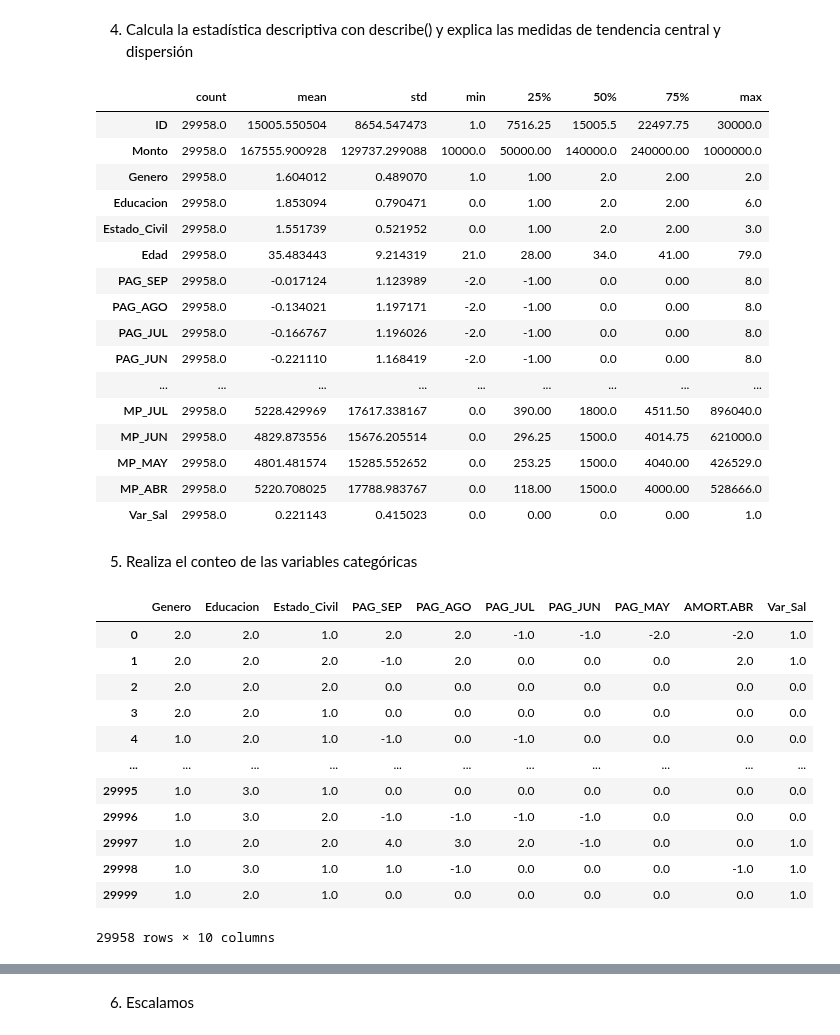
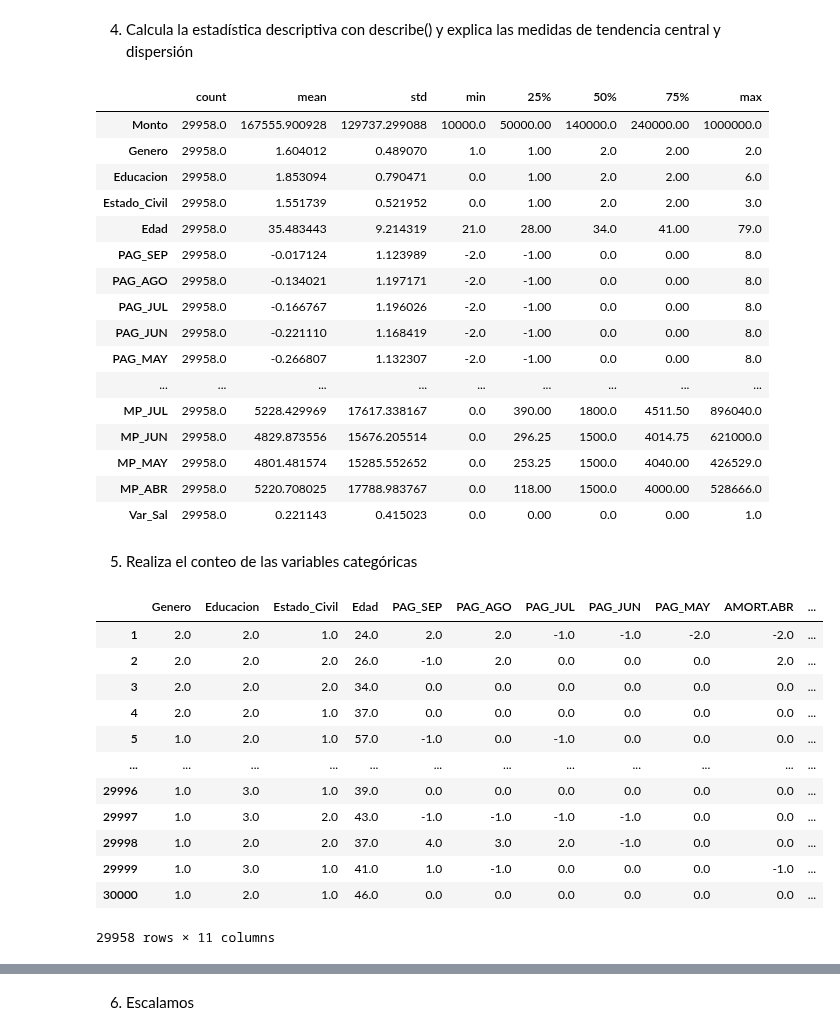
Before and after one commit to PosgradoMNA/actividades-de-aprendizaje-A01793918_HelmyMoreno, a Jupyter notebook: Actividad_6_Visualización.ipynb, the cells around one changed output, grey strips where cells are left out. Drawn from its saved outputs; the diff is of its cells as text; code cells hidden in the pictures.

```diff
--- a/Actividad_6_Visualización.ipynb
+++ b/Actividad_6_Visualización.ipynb
@@ -53,6 +53,7 @@ Esta investigación empleó una variable binaria, pago por defecto **(Sí = 1, N
 # %% [markdown]
 Base de datos (DataFrame):
 # %%
-df_pca = pd.read_csv(input)
+df_pca = pd.read_csv(input, index_col=0)
+df_pca.index.name = None
 df_pca
 # %% [output]
@@ -177,7 +274,6 @@ dtype: int64
 df_pca.describe().transpose()
 # %% [output]
 |  | count | mean | std | min | 25% | 50% | 75% | max |
-| ID | 29958.0 | 15005.550504 | 8654.547473 | 1.0 | 7516.25 | 15005.5 | 22497.75 | 30000.0 |
 | Monto | 29958.0 | 167555.900928 | 129737.299088 | 10000.0 | 50000.00 | 140000.0 | 240000.00 | 1000000.0 |
 | Genero | 29958.0 | 1.604012 | 0.489070 | 1.0 | 1.00 | 2.0 | 2.00 | 2.0 |
 | Educacion | 29958.0 | 1.853094 | 0.790471 | 0.0 | 1.00 | 2.0 | 2.00 | 6.0 |
@@ -187,6 +283,7 @@ df_pca.describe().transpose()
 | PAG_AGO | 29958.0 | -0.134021 | 1.197171 | -2.0 | -1.00 | 0.0 | 0.00 | 8.0 |
 | PAG_JUL | 29958.0 | -0.166767 | 1.196026 | -2.0 | -1.00 | 0.0 | 0.00 | 8.0 |
 | PAG_JUN | 29958.0 | -0.221110 | 1.168419 | -2.0 | -1.00 | 0.0 | 0.00 | 8.0 |
+| PAG_MAY | 29958.0 | -0.266807 | 1.132307 | -2.0 | -1.00 | 0.0 | 0.00 | 8.0 |
 | ... | ... | ... | ... | ... | ... | ... | ... | ... |
 | MP_JUL | 29958.0 | 5228.429969 | 17617.338167 | 0.0 | 390.00 | 1800.0 | 4511.50 | 896040.0 |
 | MP_JUN | 29958.0 | 4829.873556 | 15676.205514 | 0.0 | 296.25 | 1500.0 | 4014.75 | 621000.0 |
@@ -195,20 +292,23 @@ df_pca.describe().transpose()
 | Var_Sal | 29958.0 | 0.221143 | 0.415023 | 0.0 | 0.00 | 0.0 | 0.00 | 1.0 |
 # %% [markdown]
 5. Realiza el conteo de las variables categóricas
+# %%
+#Realizamos copia del DataFrame
+df_pca_change = df_pca.copy()
 # %%
-df_cat = df_pca.drop(["ID", "Monto", "Edad", "ESTCTA_SEP", "ESTCTA_AGO", "ESTCTA_JUL", "ESTCTA_JUN", "ESTCTA_MAY", "ESTCTA_ABR", "MP_SEP", "MP_AGO", "MP_JUL", "MP_JUN", "MP_MAY", "MP_ABR"], axis = 1)
-df_cat
+Conteo_cat = df_pca_change.drop(["Monto", "ESTCTA_SEP", "ESTCTA_AGO", "ESTCTA_JUL", "ESTCTA_JUN", "ESTCTA_MAY", "ESTCTA_ABR", "MP_SEP", "MP_AGO", "MP_JUL", "MP_JUN", "MP_MAY", "MP_ABR"], axis = 1)
+Conteo_cat
 # %% [output]
-|  | Genero | Educacion | Estado_Civil | PAG_SEP | PAG_AGO | PAG_JUL | PAG_JUN | PAG_MAY | AMORT.ABR | Var_Sal |
-| 0 | 2.0 | 2.0 | 1.0 | 2.0 | 2.0 | -1.0 | -1.0 | -2.0 | -2.0 | 1.0 |
-| 1 | 2.0 | 2.0 | 2.0 | -1.0 | 2.0 | 0.0 | 0.0 | 0.0 | 2.0 | 1.0 |
-| 2 | 2.0 | 2.0 | 2.0 | 0.0 | 0.0 | 0.0 | 0.0 | 0.0 | 0.0 | 0.0 |
-| 3 | 2.0 | 2.0 | 1.0 | 0.0 | 0.0 | 0.0 | 0.0 | 0.0 | 0.0 | 0.0 |
-| 4 | 1.0 | 2.0 | 1.0 | -1.0 | 0.0 | -1.0 | 0.0 | 0.0 | 0.0 | 0.0 |
-| ... | ... | ... | ... | ... | ... | ... | ... | ... | ... | ... |
-| 29995 | 1.0 | 3.0 | 1.0 | 0.0 | 0.0 | 0.0 | 0.0 | 0.0 | 0.0 | 0.0 |
-| 29996 | 1.0 | 3.0 | 2.0 | -1.0 | -1.0 | -1.0 | -1.0 | 0.0 | 0.0 | 0.0 |
-| 29997 | 1.0 | 2.0 | 2.0 | 4.0 | 3.0 | 2.0 | -1.0 | 0.0 | 0.0 | 1.0 |
-| 29998 | 1.0 | 3.0 | 1.0 | 1.0 | -1.0 | 0.0 | 0.0 | 0.0 | -1.0 | 1.0 |
-| 29999 | 1.0 | 2.0 | 1.0 | 0.0 | 0.0 | 0.0 | 0.0 | 0.0 | 0.0 | 1.0 |
+|  | Genero | Educacion | Estado_Civil | Edad | PAG_SEP | PAG_AGO | PAG_JUL | PAG_JUN | PAG_MAY | AMORT.ABR | ... |
+| 1 | 2.0 | 2.0 | 1.0 | 24.0 | 2.0 | 2.0 | -1.0 | -1.0 | -2.0 | -2.0 | ... |
+| 2 | 2.0 | 2.0 | 2.0 | 26.0 | -1.0 | 2.0 | 0.0 | 0.0 | 0.0 | 2.0 | ... |
+| 3 | 2.0 | 2.0 | 2.0 | 34.0 | 0.0 | 0.0 | 0.0 | 0.0 | 0.0 | 0.0 | ... |
+| 4 | 2.0 | 2.0 | 1.0 | 37.0 | 0.0 | 0.0 | 0.0 | 0.0 | 0.0 | 0.0 | ... |
+| 5 | 1.0 | 2.0 | 1.0 | 57.0 | -1.0 | 0.0 | -1.0 | 0.0 | 0.0 | 0.0 | ... |
+| ... | ... | ... | ... | ... | ... | ... | ... | ... | ... | ... | ... |
+| 29996 | 1.0 | 3.0 | 1.0 | 39.0 | 0.0 | 0.0 | 0.0 | 0.0 | 0.0 | 0.0 | ... |
+| 29997 | 1.0 | 3.0 | 2.0 | 43.0 | -1.0 | -1.0 | -1.0 | -1.0 | 0.0 | 0.0 | ... |
+| 29998 | 1.0 | 2.0 | 2.0 | 37.0 | 4.0 | 3.0 | 2.0 | -1.0 | 0.0 | 0.0 | ... |
+| 29999 | 1.0 | 3.0 | 1.0 | 41.0 | 1.0 | -1.0 | 0.0 | 0.0 | 0.0 | -1.0 | ... |
+| 30000 | 1.0 | 2.0 | 1.0 | 46.0 | 0.0 | 0.0 | 0.0 | 0.0 | 0.0 | 0.0 | ... |
-29958 rows × 10 columns
+29958 rows × 11 columns
```
Also changed, not shown: parts of 55 cells of this notebook.
